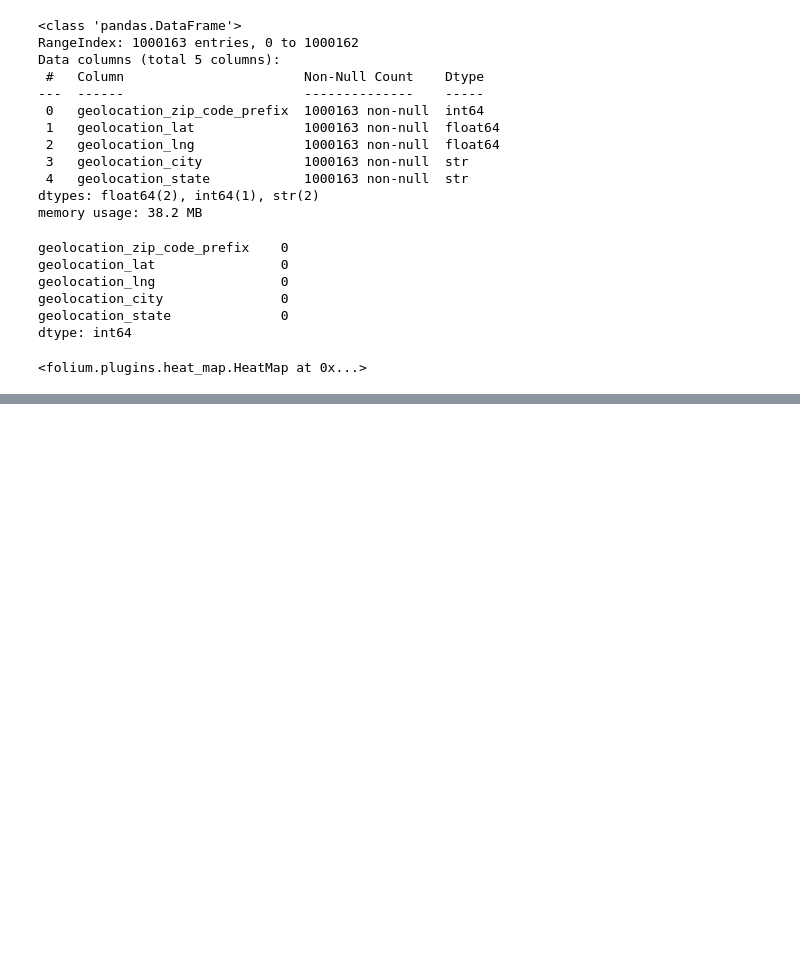
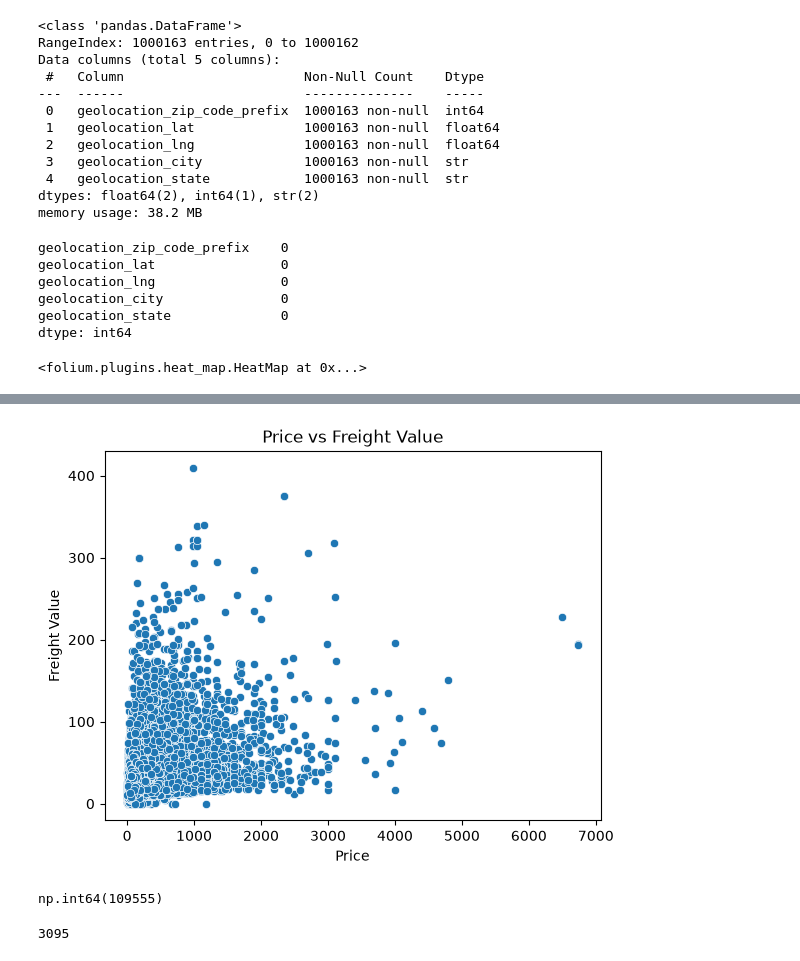
Before and after one commit to TanmayAggarwal87/E-commerce-Store-Anlaysis, a Jupyter notebook: notebooks/01_data_exploration.ipynb, the cells around one changed output, grey strips where cells are left out. Saved outputs shown, nothing was run; the diff lists cells and outputs as text; code cells hidden in the pictures; blank space fills up the shorter version.

```diff
--- a/notebooks/01_data_exploration.ipynb
+++ b/notebooks/01_data_exploration.ipynb
@@ -301,0 +468,22 @@ HeatMap(
+# %%
+sns.scatterplot(
+    data=order_items,
+    x="price",
+    y="freight_value"
+)
+
+plt.title("Price vs Freight Value")
+plt.xlabel("Price")
+plt.ylabel("Freight Value")
+plt.show()
+plt.savefig("../output/charts/order_item/price_vs_freight.png", dpi=300,hue="seller_id")
+# %% [output]
+[figure, added]
+# %%
+order_items["seller_id"].duplicated().sum()
+# %% [output]
+np.int64(109555)
+# %%
+order_items["seller_id"].nunique() #total number of vendors
+# %% [output]
+3095
```
Also changed, not shown: parts of 29 cells of this notebook, 6 other files.
